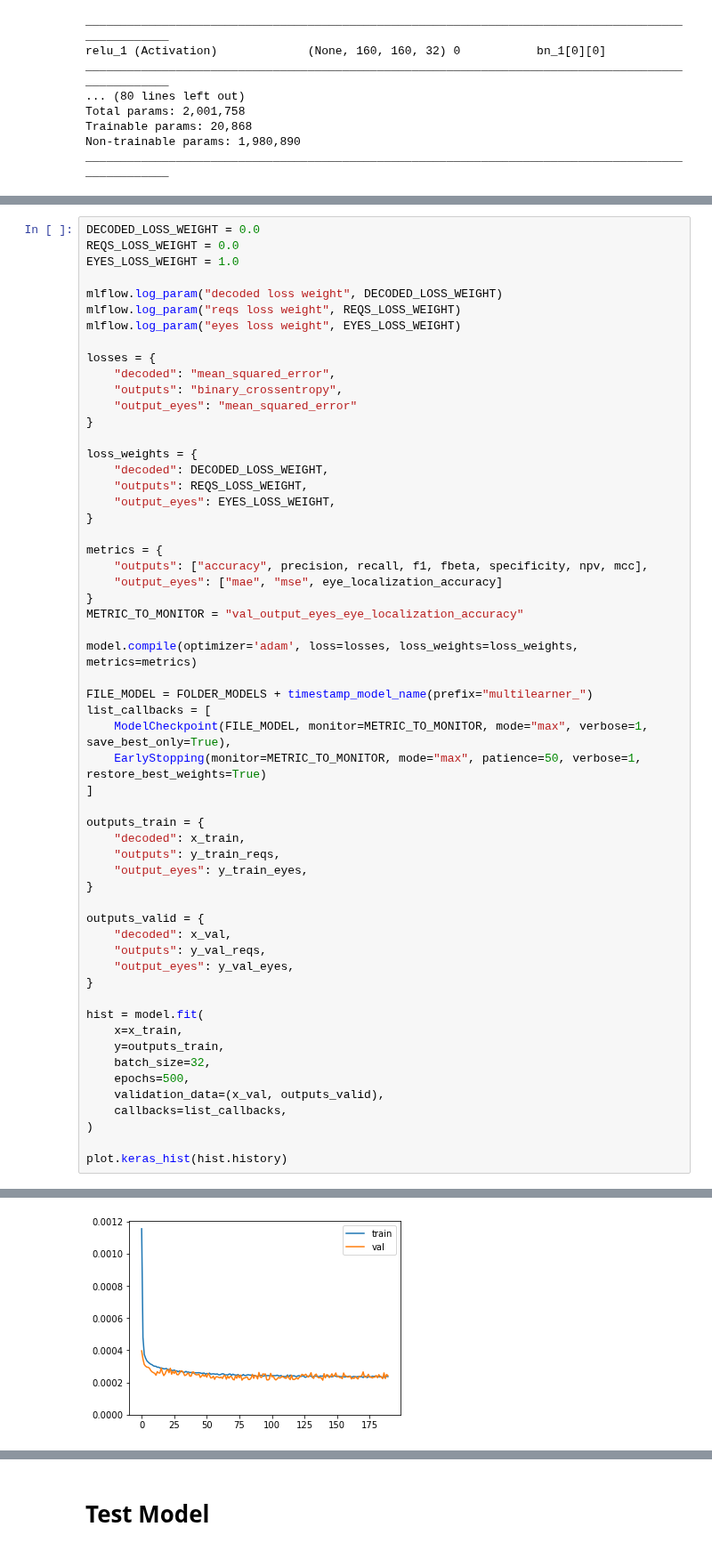
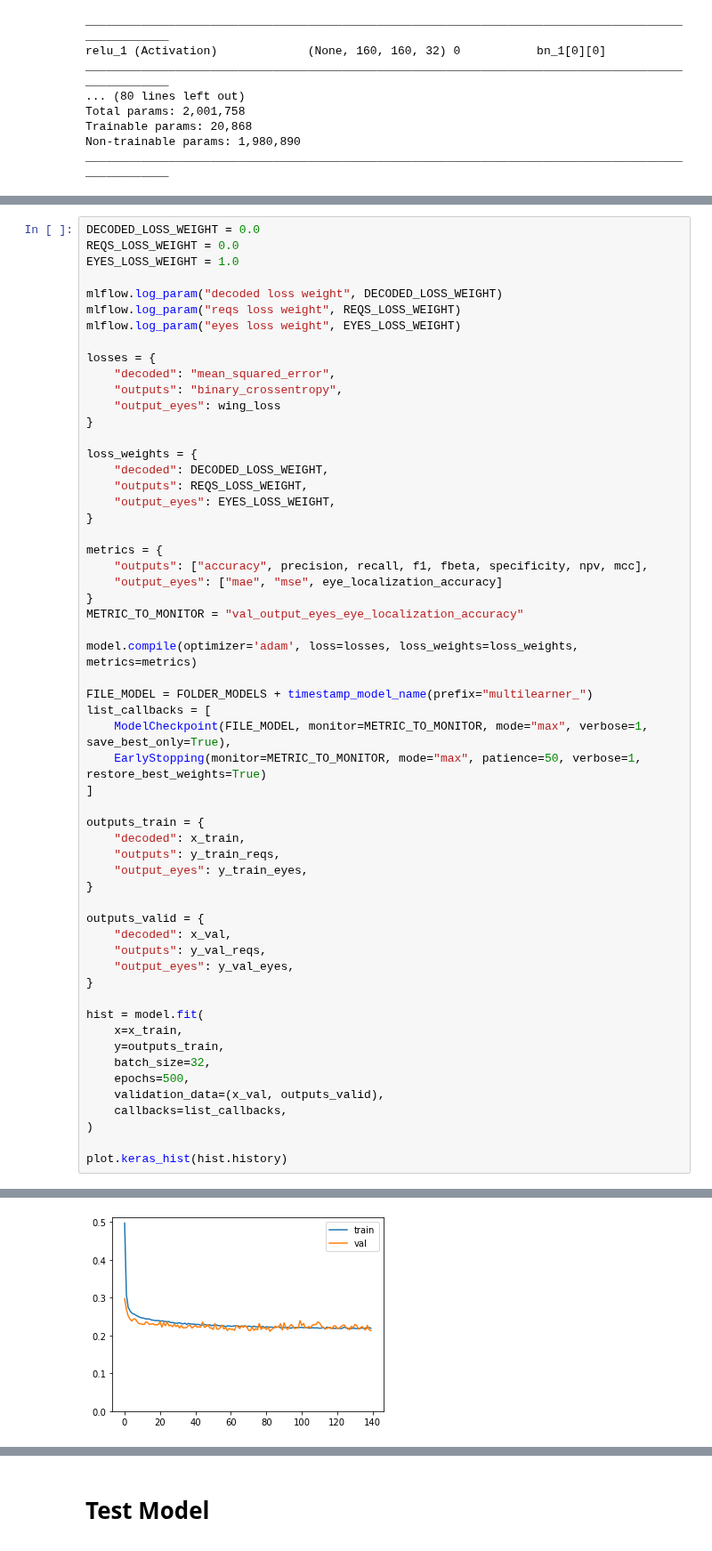
Before and after one commit to arnaldog12/icaonet, a Jupyter notebook: notebooks/supervised_unsupervised/Multilearning-Finetune.ipynb, the cells around one changed output, grey strips where cells are left out. Shown at 89% size. Cells and saved outputs as stored; diff of their text form.

Commit message:
submit v0.9.13 to FVC
finetune of v0.6.4 + wing loss

```diff
--- a/notebooks/supervised_unsupervised/Multilearning-Finetune.ipynb
+++ b/notebooks/supervised_unsupervised/Multilearning-Finetune.ipynb
@@ -238,7 +239,7 @@ mlflow.log_param("eyes loss weight", EYES_LOSS_WEIGHT)
 losses = {
     "decoded": "mean_squared_error",
     "outputs": "binary_crossentropy",
-    "output_eyes": "mean_squared_error"
+    "output_eyes": wing_loss
 }
 
 loss_weights = {
@@ -304,4 +305,4 @@ Epoch 00190: early stopping
-[figure, old version]
+[figure, new version]
 # %%
 history = hist.history
 
```
Also changed, not shown: parts of 6 cells of this notebook, 3 other files.
